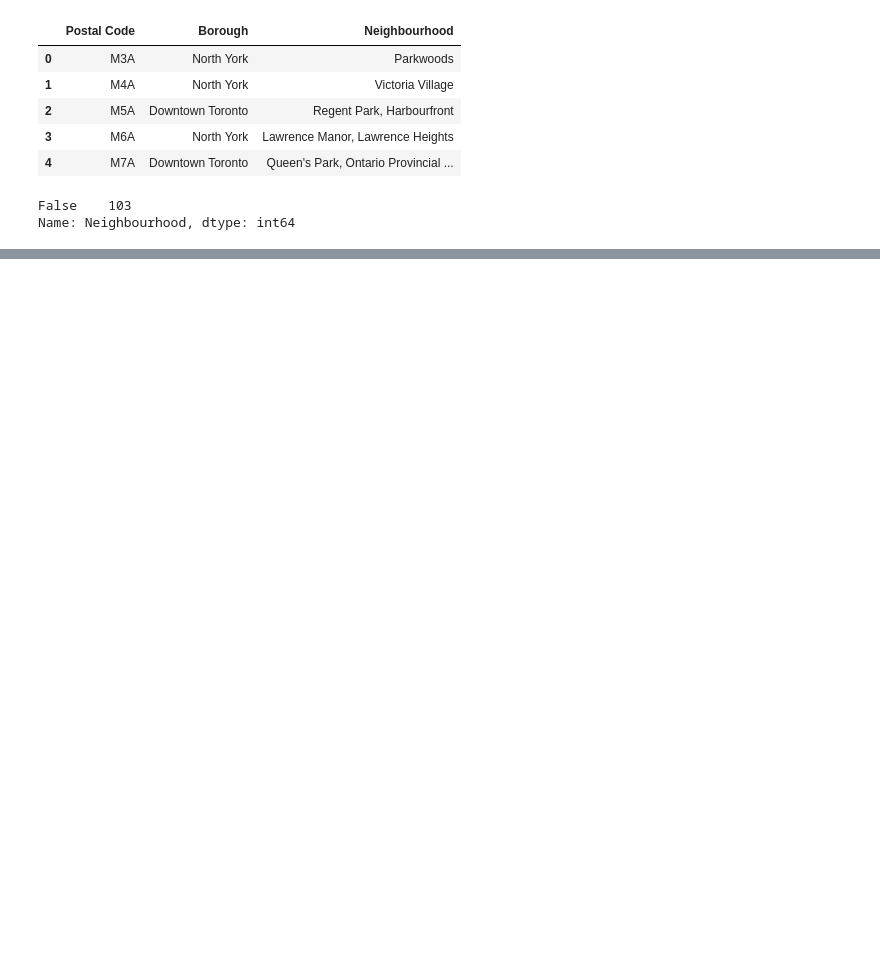
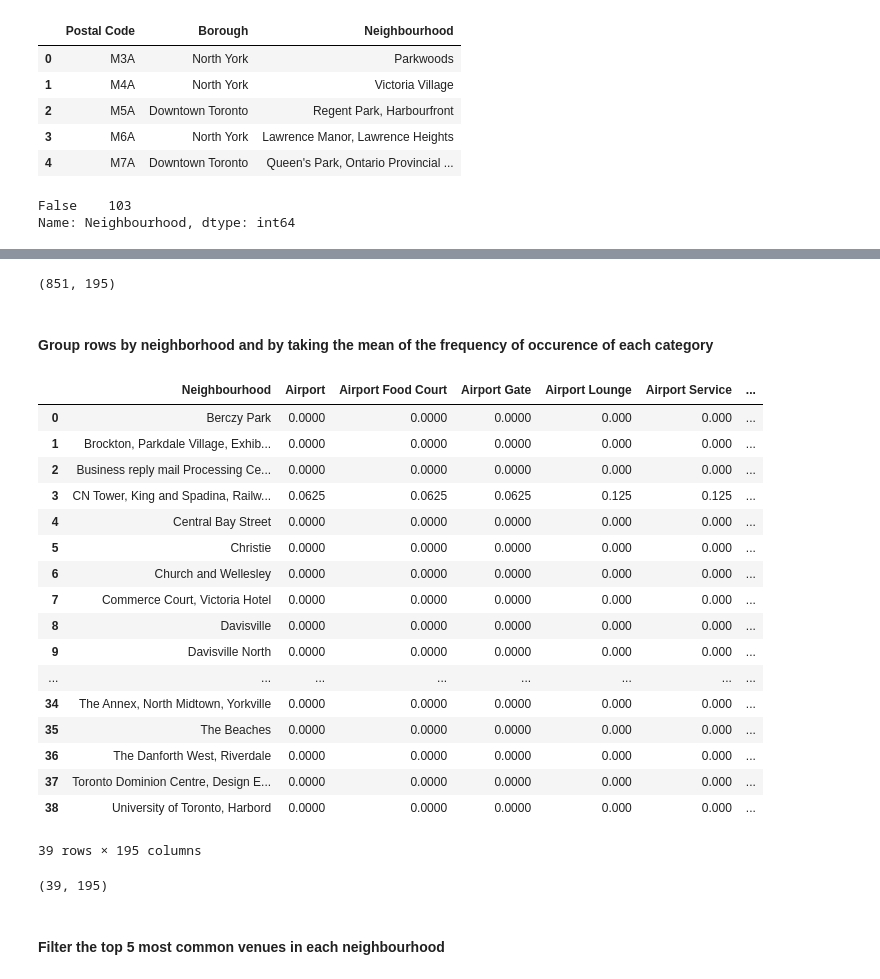
Before and after one commit to boba-milktea/Coursera_Capstone, a Jupyter notebook: Coursera_Capstone .ipynb, the cells around one changed output, grey strips where cells are left out. Saved outputs shown, nothing was run; the diff lists cells and outputs as text; code cells hidden in the pictures; blank space fills up the shorter version.

```diff
--- a/Coursera_Capstone .ipynb
+++ b/Coursera_Capstone .ipynb
@@ -66,0 +133,3 @@ Name: Neighbourhood, dtype: int64
+# %%
+Tr_data = df_geo [df_geo ['Borough'].str.contains("Toronto")].reset_index(drop=True)
+Tr_data.head(5)
@@ -66,0 +156,16 @@ Name: Neighbourhood, dtype: int64
+# %%
+map_toronto = folium.Map(location=[latitude, longitude], zoom_start=11)
+
+# add markers to map
+for lat, lng, label in zip(Tr_data['Latitude'], Tr_data['Longitude'], Tr_data['Neighbourhood']):
+    label = folium.Popup(label, parse_html=True)
+    folium.CircleMarker(
+    [lat, lng],
+    radius=5,
+    color='blue',
+    fill=True,
+    fill_color ='#3186cc',
+    fill_opacity=0.7,
+    parse_html=False).add_to(map_toronto)
+
+map_toronto
@@ -66,0 +190,8 @@ Name: Neighbourhood, dtype: int64
+# %%
+radius = 500
+
+# Create the GET request URL and send the request
+url = url = 'https://api.foursquare.com/v2/venues/explore?client_id={}&client_secret={}&ll={},{}&v={}&radius={}&limit={}'.format(CLIENT_ID, CLIENT_SECRET, latitude, longitude, VERSION, radius, LIMIT)
+
+results = requests.get(url).json()
+results
@@ -66,0 +358,12 @@ Name: Neighbourhood, dtype: int64
+# %%
+# one hot encoding
+toronto_onehot = pd.get_dummies(toronto_venues[['Venue Category']], prefix="", prefix_sep="")
+
+# add neighbourhood column back to dataframe
+toronto_onehot ['Neighbourhood'] = toronto_venues['Neighbourhood']
+
+# move neighbourhood column to the first column
+fixed_columns = [toronto_onehot.columns [-1]] + list(toronto_onehot.columns[:-1])
+toronto_onehot = toronto_onehot[fixed_columns]
+
+toronto_onehot.head()
@@ -66,0 +378,35 @@ Name: Neighbourhood, dtype: int64
+# %%
+# new dataframe size
+toronto_onehot.shape
+# %% [output]
+(851, 195)
+# %% [markdown]
+#### Group rows by neighborhood and by taking the mean of the frequency of occurence of each category
+# %%
+toronto_groupby = toronto_onehot.groupby('Neighbourhood').mean().reset_index()
+toronto_groupby
+# %% [output]
+|  | Neighbourhood | Airport | Airport Food Court | Airport Gate | Airport Lounge | Airport Service | ... |
+| 0 | Berczy Park | 0.0000 | 0.0000 | 0.0000 | 0.000 | 0.000 | ... |
+| 1 | Brockton, Parkdale Village, Exhib... | 0.0000 | 0.0000 | 0.0000 | 0.000 | 0.000 | ... |
+| 2 | Business reply mail Processing Ce... | 0.0000 | 0.0000 | 0.0000 | 0.000 | 0.000 | ... |
+| 3 | CN Tower, King and Spadina, Railw... | 0.0625 | 0.0625 | 0.0625 | 0.125 | 0.125 | ... |
+| 4 | Central Bay Street | 0.0000 | 0.0000 | 0.0000 | 0.000 | 0.000 | ... |
+| 5 | Christie | 0.0000 | 0.0000 | 0.0000 | 0.000 | 0.000 | ... |
+| 6 | Church and Wellesley | 0.0000 | 0.0000 | 0.0000 | 0.000 | 0.000 | ... |
+| 7 | Commerce Court, Victoria Hotel | 0.0000 | 0.0000 | 0.0000 | 0.000 | 0.000 | ... |
+| 8 | Davisville | 0.0000 | 0.0000 | 0.0000 | 0.000 | 0.000 | ... |
+| 9 | Davisville North | 0.0000 | 0.0000 | 0.0000 | 0.000 | 0.000 | ... |
+| ... | ... | ... | ... | ... | ... | ... | ... |
+| 34 | The Annex, North Midtown, Yorkville | 0.0000 | 0.0000 | 0.0000 | 0.000 | 0.000 | ... |
+| 35 | The Beaches | 0.0000 | 0.0000 | 0.0000 | 0.000 | 0.000 | ... |
+| 36 | The Danforth West, Riverdale | 0.0000 | 0.0000 | 0.0000 | 0.000 | 0.000 | ... |
+| 37 | Toronto Dominion Centre, Design E... | 0.0000 | 0.0000 | 0.0000 | 0.000 | 0.000 | ... |
+| 38 | University of Toronto, Harbord | 0.0000 | 0.0000 | 0.0000 | 0.000 | 0.000 | ... |
+39 rows × 195 columns
+# %%
+toronto_groupby.shape
+# %% [output]
+(39, 195)
+# %% [markdown]
+#### Filter the top 5 most common venues in each neighbourhood
```
Also changed, not shown: parts of 38 cells of this notebook.
